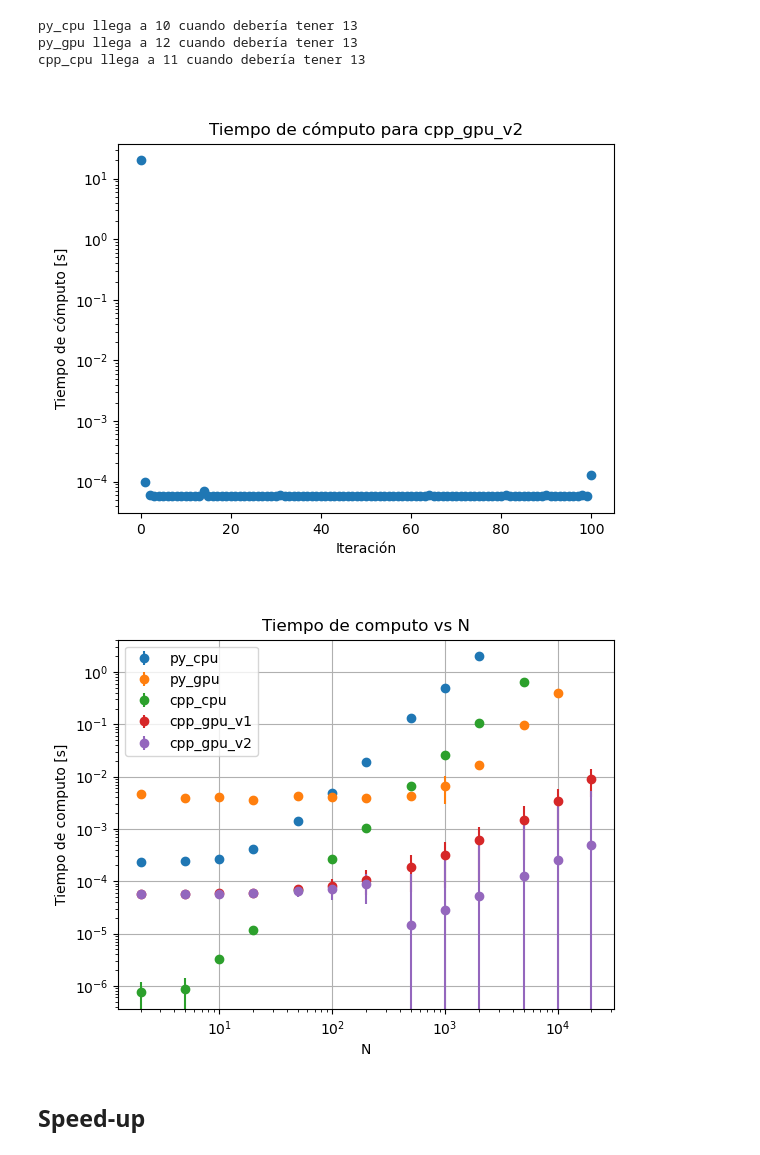
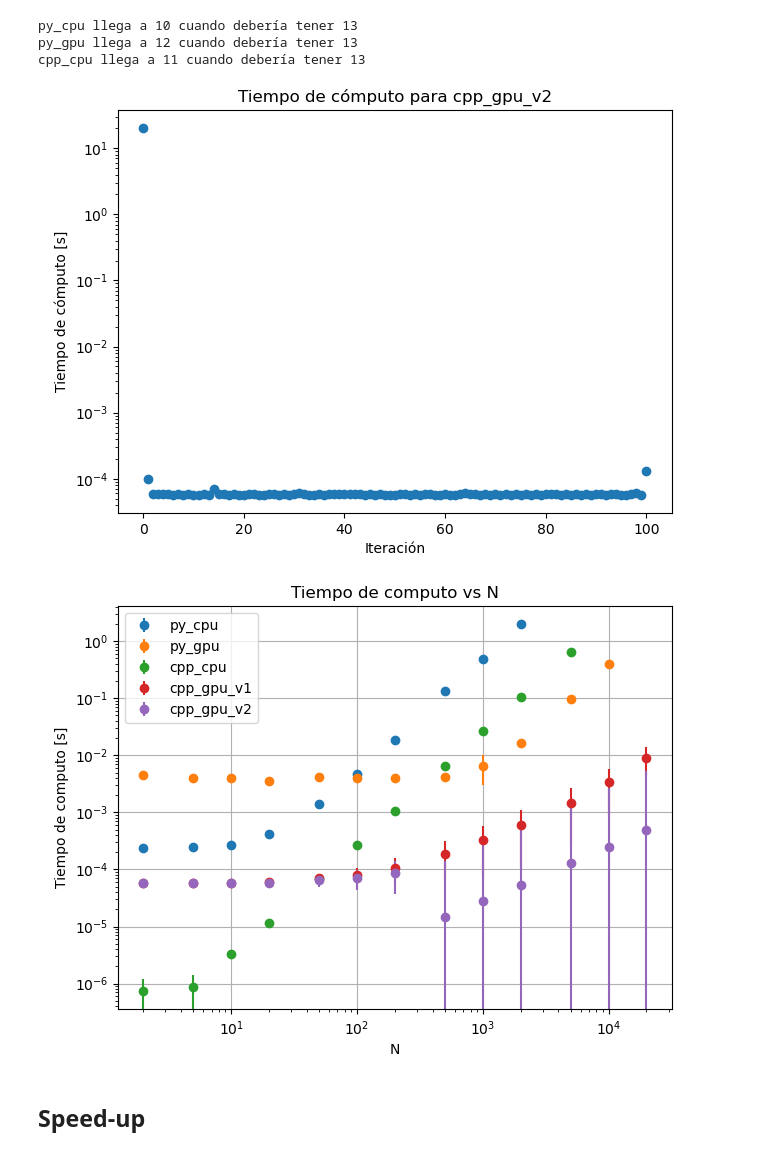
Before and after one commit to Lupama2/Maestria-Bunkin-equlibrio-en-avalancha, a Jupyter notebook: graficos_rendimiento.ipynb, the cells around one changed output. Saved outputs shown, nothing was run; the diff lists cells and outputs as text; code cells hidden in the pictures.

```diff
--- a/graficos_rendimiento.ipynb
+++ b/graficos_rendimiento.ipynb
@@ -50,25 +48,35 @@ ax.set_xlabel("Iteración")
 ax.set_ylabel("Tiempo de cómputo [s]")
 ax.set_title("Tiempo de cómputo para cpp_gpu_v2")
 ax.set_yscale("log")
+#Disminuir el tamaño de los márgenes superior y derecho
+plt.subplots_adjust(top=0.95, right=0.99)
+#Guardo el gráfico en la carpeta gráficos con su titulo
+plt.savefig("graficos/tiempo_de_computo_para_cpp_gpu_v2.png", dpi=300)
 # %% [output]
-[figure, old version]
+[figure, new version]
 # %%
 #Grafico t_computo_mean vs N
 fig, ax = plt.subplots()
 
 for i in range(len(datos)):
     ax.errorbar(N_array[i], t_computo_mean[i], yerr=t_computo_std[i], fmt="o", label = name[i])
 
 ax.set_xlabel("N")
 ax.set_ylabel("Tiempo de computo [s]")
 ax.set_title("Tiempo de computo vs N")
 ax.legend()
 ax.grid()
 ax.set_xscale("log")
 ax.set_yscale("log")
+
+#Disminuir el tamaño de los márgenes superior y derecho
+plt.subplots_adjust(top=0.95, right=0.99)
+#Guardo el gráfico en la carpeta gráficos con su titulo
+plt.savefig("graficos/tiempo_de_computo_vs_N.png", dpi=300)
+
 plt.show()
 # %% [output]
-[figure, old version]
+[figure, new version]
 # %% [markdown]
 ## Speed-up
 # %%
```
Also changed, not shown: parts of 9 cells of this notebook, 12 other files.
